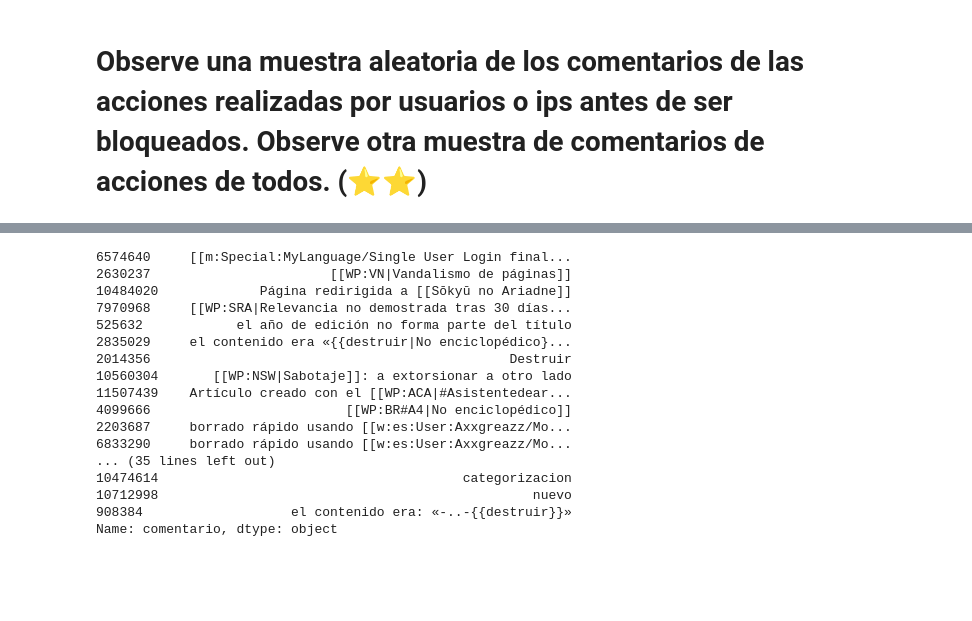
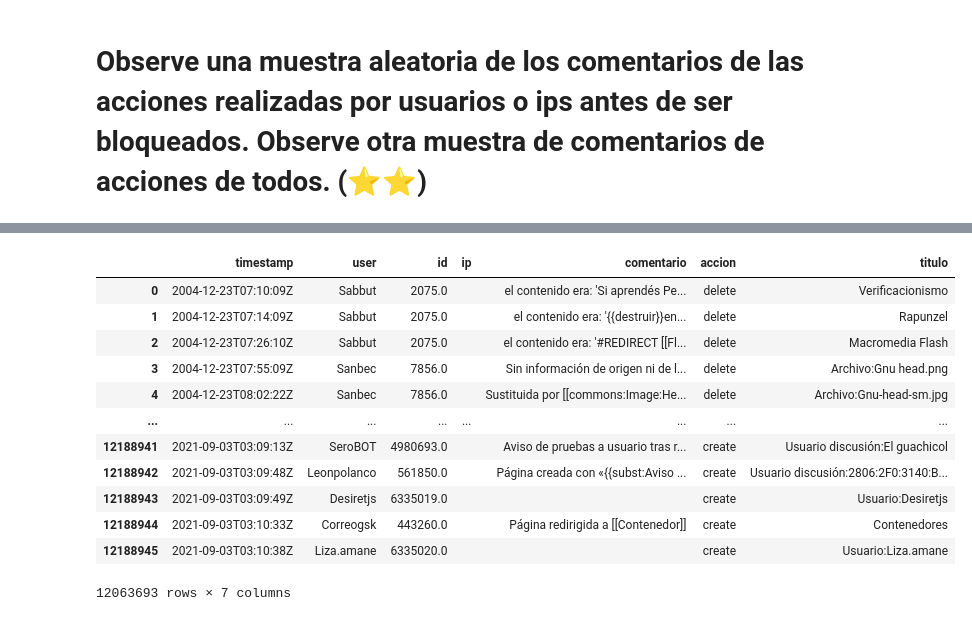
Before and after one commit to MarcosBianchii/Organizacion-de-Datos, a Jupyter notebook: TP1/pandas/58.ipynb, the cells around one changed output, grey strips where cells are left out. Drawn from its saved outputs; the diff is of its cells as text; code cells hidden in the pictures; blank space fills up the shorter version.

```diff
--- a/TP1/pandas/58.ipynb
+++ b/TP1/pandas/58.ipynb
@@ -152,5 +23,0 @@ See the caveats in the documentation: https://pandas.pydata.org/pandas-docs/stab
-# %%
-# Agrego 2 columnas que guardan la informacion de si un usuario o ip fue bloqueado.
-logs['user_fue_bloqueado'] = logs.user.map(lambda x: x in bloqueados)
-logs['ip_fue_bloqueada'] = logs.ip.map(lambda x: x in bloqueados)
-logs
@@ -186,2 +23,0 @@ array([False,  True])
-# %%
-logs.drop(['ip','ip_fue_bloqueada'], axis=1, inplace=True)
@@ -239,7 +23,0 @@ logs
-# %%
-# Aca queda un sample de 50 comentarios de usuarios que fueron bloqueados eventualmente.
-logs.comentario = logs.comentario.map(lambda x: str(x))
-logs = logs[logs.comentario != 'nan']
-logs = logs[logs.comentario != 'NaN']
-logs = logs[logs.comentario != '-']
-logs.comentario.sample(50)
@@ -264,25 +24,20 @@ Name: comentario, dtype: object
-# %%
-# Agarro el DF viejo y muestro un sample de comentarios de acciones de usuarios o admins.
-logs = logs_copia
-logs.comentario = logs.comentario.map(lambda x: str(x))
-logs = logs[logs.comentario != 'nan']
-logs = logs[logs.comentario != 'NaN']
-logs.comentario.sample(50)
-# %% [output]
-6574640     [[m:Special:MyLanguage/Single User Login final...
-2630237                       [[WP:VN|Vandalismo de páginas]]
-10484020             Página redirigida a [[Sōkyū no Ariadne]]
-7970968     [[WP:SRA|Relevancia no demostrada tras 30 días...
-525632            el año de edición no forma parte del título
-2835029     el contenido era «{{destruir|No enciclopédico}...
-2014356                                              Destruir
-10560304       [[WP:NSW|Sabotaje]]: a extorsionar a otro lado
-11507439    Artículo creado con el [[WP:ACA|#Asistentedear...
-4099666                         [[WP:BR#A4|No enciclopédico]]
-2203687     borrado rápido usando [[w:es:User:Axxgreazz/Mo...
-6833290     borrado rápido usando [[w:es:User:Axxgreazz/Mo...
-... (35 lines left out)
-10474614                                       categorizacion
-10712998                                                nuevo
-908384                   el contenido era: «-..-{{destruir}}»
-Name: comentario, dtype: object
+# %%
+# Quito los campos con id nulo porque no voy a poder identificar a su usuario.
+logs = logs[~logs.id.isnull()]
+# Quito los campos NaN
+logs = logs.fillna('')
+logs
+# %% [output]
+|  | timestamp | user | id | ip | comentario | accion | titulo |
+| 0 | 2004-12-23T07:10:09Z | Sabbut | 2075.0 |  | el contenido era: 'Si aprendés Pe... | delete | Verificacionismo |
+| 1 | 2004-12-23T07:14:09Z | Sabbut | 2075.0 |  | el contenido era: '{{destruir}}en... | delete | Rapunzel |
+| 2 | 2004-12-23T07:26:10Z | Sabbut | 2075.0 |  | el contenido era: '#REDIRECT [[Fl... | delete | Macromedia Flash |
+| 3 | 2004-12-23T07:55:09Z | Sanbec | 7856.0 |  | Sin información de origen ni de l... | delete | Archivo:Gnu head.png |
+| 4 | 2004-12-23T08:02:22Z | Sanbec | 7856.0 |  | Sustituida por [[commons:Image:He... | delete | Archivo:Gnu-head-sm.jpg |
+| ... | ... | ... | ... | ... | ... | ... | ... |
+| 12188941 | 2021-09-03T03:09:13Z | SeroBOT | 4980693.0 |  | Aviso de pruebas a usuario tras r... | create | Usuario discusión:El guachicol |
+| 12188942 | 2021-09-03T03:09:48Z | Leonpolanco | 561850.0 |  | Página creada con «{{subst:Aviso ... | create | Usuario discusión:2806:2F0:3140:B... |
+| 12188943 | 2021-09-03T03:09:49Z | Desiretjs | 6335019.0 |  |  | create | Usuario:Desiretjs |
+| 12188944 | 2021-09-03T03:10:33Z | Correogsk | 443260.0 |  | Página redirigida a [[Contenedor]] | create | Contenedores |
+| 12188945 | 2021-09-03T03:10:38Z | Liza.amane | 6335020.0 |  |  | create | Usuario:Liza.amane |
+12063693 rows × 7 columns
```
Also changed, not shown: parts of 29 cells of this notebook.
